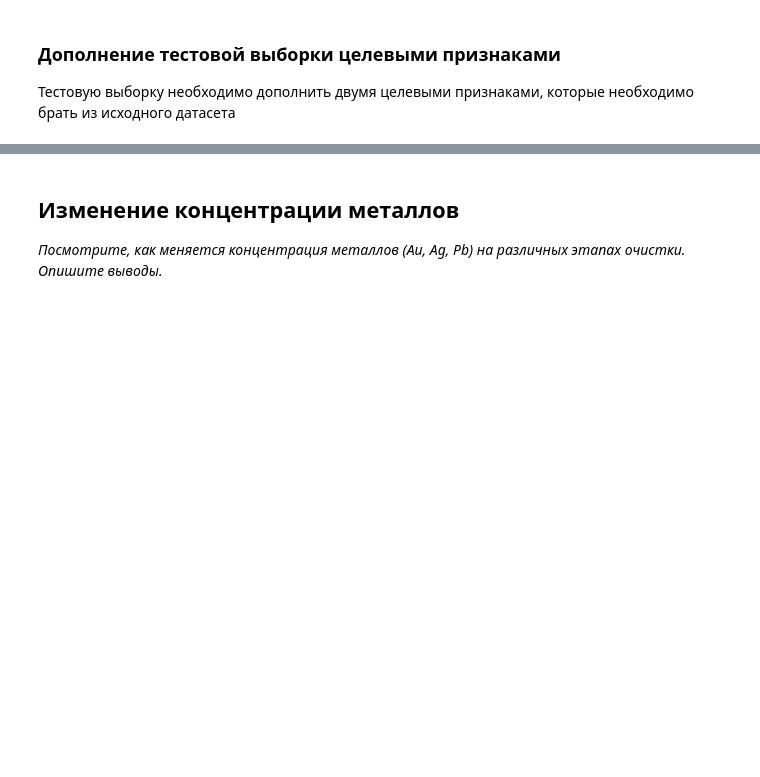
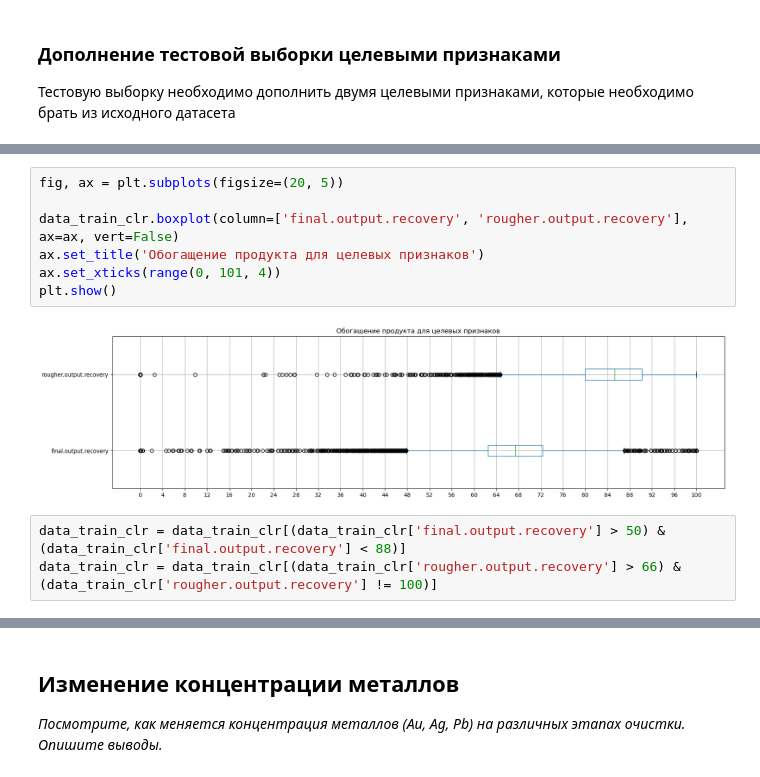
Before and after one commit to trofimovelijah/data-analysis-tools, a Jupyter notebook: 04-recovery_gold_from_ore.ipynb, the cells around one changed output, grey strips where cells are left out. Saved outputs shown, nothing was run; the diff lists cells and outputs as text; blank space fills up the shorter version.

```diff
--- a/04-recovery_gold_from_ore.ipynb
+++ b/04-recovery_gold_from_ore.ipynb
@@ -255,0 +294,12 @@ data_test_upd_target.head()
+# %%
+fig, ax = plt.subplots(figsize=(20, 5))
+
+data_train_clr.boxplot(column=['final.output.recovery', 'rougher.output.recovery'], ax=ax, vert=False)
+ax.set_title('Обогащение продукта для целевых признаков')
+ax.set_xticks(range(0, 101, 4))
+plt.show()
+# %% [output]
+[figure, added]
+# %%
+data_train_clr = data_train_clr[(data_train_clr['final.output.recovery'] > 50) & (data_train_clr['final.output.recovery'] < 88)]
+data_train_clr = data_train_clr[(data_train_clr['rougher.output.recovery'] > 66) & (data_train_clr['rougher.output.recovery'] != 100)]
```
Also changed, not shown: parts of 38 cells of this notebook.
